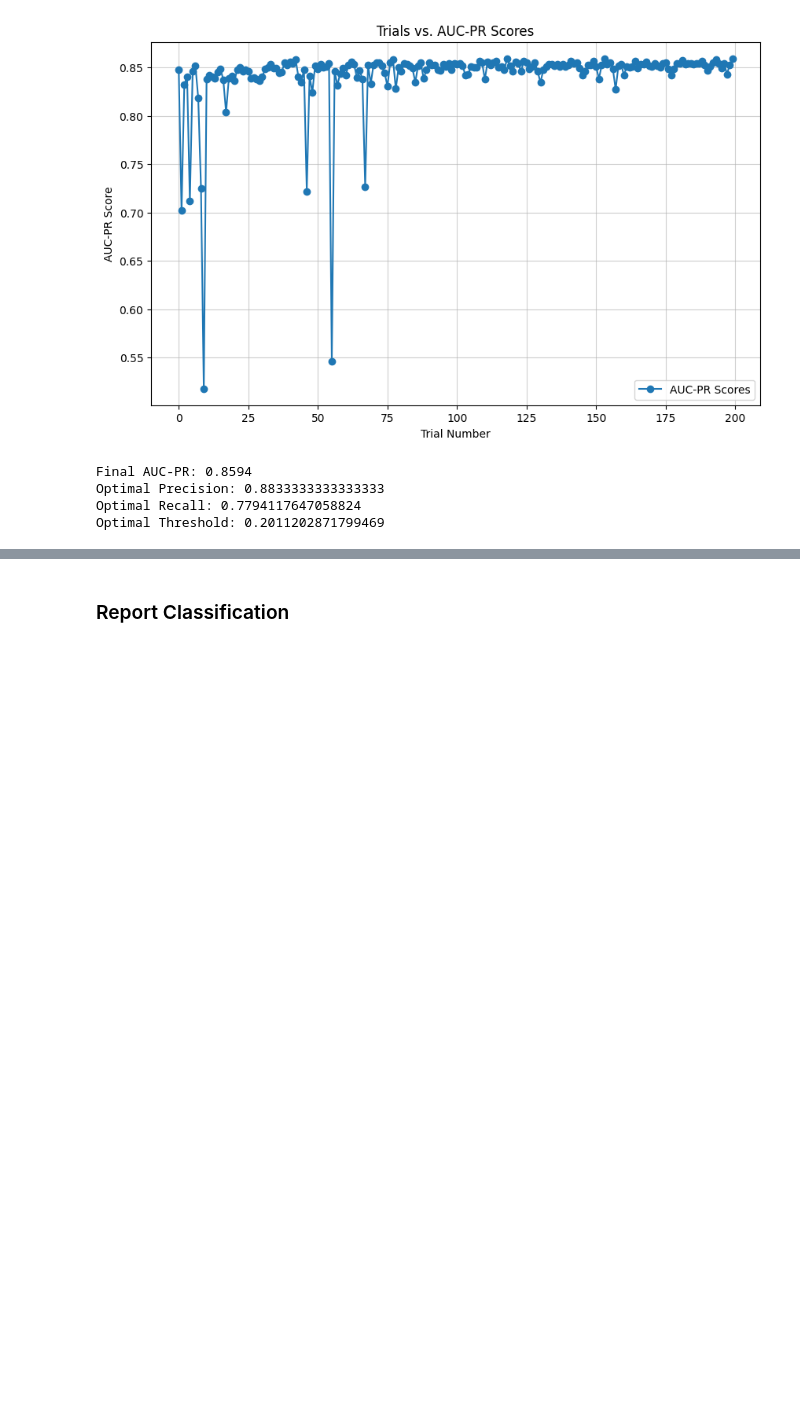
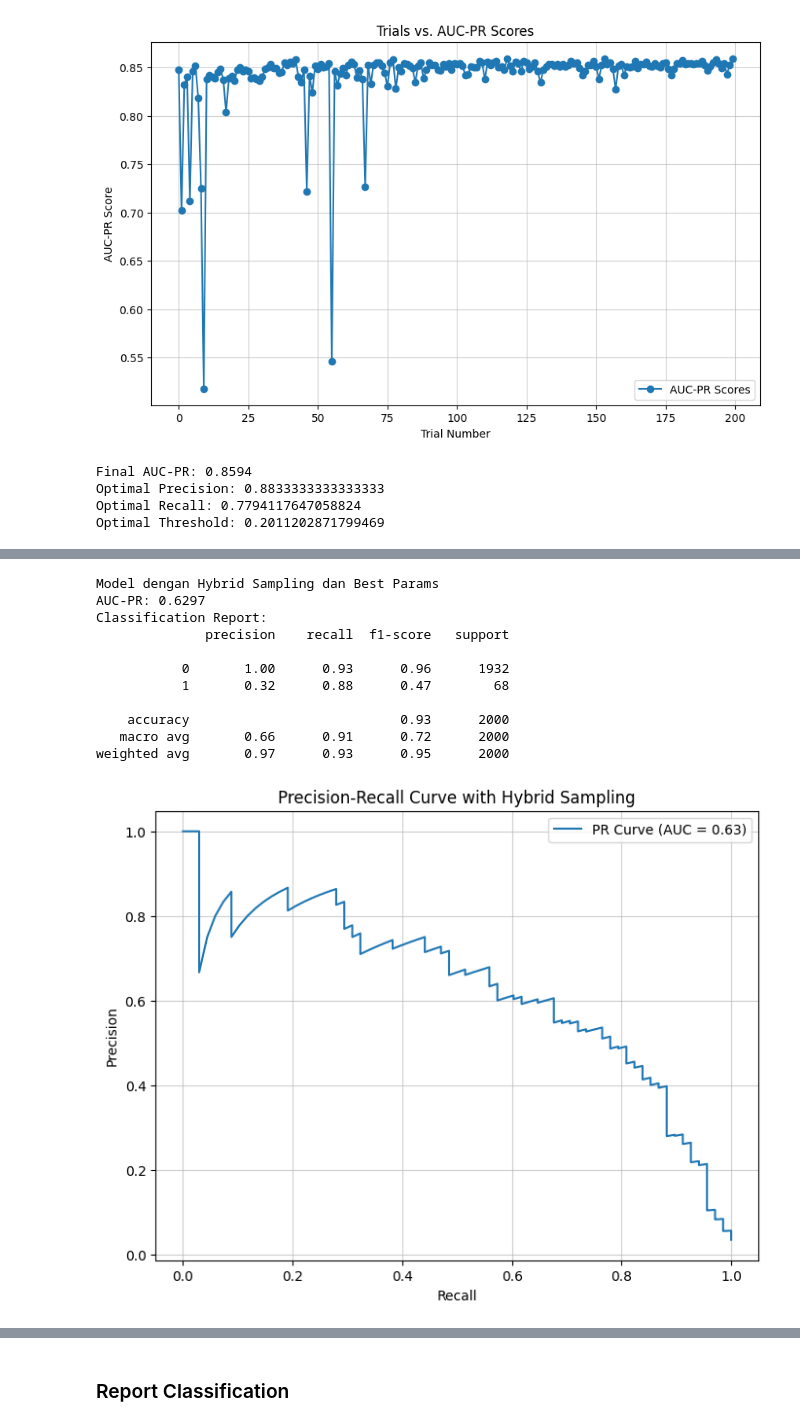
Before and after one commit to MuhammadIqbalBaihaqi/TRILATERAL-FLASH-CYCLE, a Jupyter notebook: coba-coba/darijati.ipynb, the cells around one changed output, grey strips where cells are left out. Saved outputs shown, nothing was run; the diff lists cells and outputs as text; code cells hidden in the pictures; blank space fills up the shorter version.

```diff
--- a/coba-coba/darijati.ipynb
+++ b/coba-coba/darijati.ipynb
@@ -619,3 +797,60 @@ AUC-PR: 0.86
+# %%
+# Menggunakan parameter terbaik dan menambahkan Hybrid Sampling (SMOTE + Undersampling)
+from imblearn.combine import SMOTEENN
+
+
+# Pipeline dengan preprocessing Hybrid Sampling (SMOTE + ENN) dan model XGBoost
+pipeline_with_hybrid = ImbPipeline(steps=[
+    ('hybrid', SMOTEENN(random_state=42)),
+    ('classifier', xgb.XGBClassifier(
+        objective='binary:logistic',
+        scale_pos_weight=best_params_overall['scale_pos_weight'],
+        learning_rate=best_params_overall['learning_rate'],
+        max_depth=best_params_overall['max_depth'],
+        eval_metric='aucpr',
+        random_state=42
+    ))
+])
+
+# Training dan evaluasi model
+pipeline_with_hybrid.fit(X_train, y_train)
+
+# Prediksi probabilitas pada data uji
+y_proba_with_hybrid = pipeline_with_hybrid.predict_proba(X_test)[:, 1]
+
+# Menghitung Precision-Recall Curve
+time_prec, time_rec, time_thresh = precision_recall_curve(y_test, y_proba_with_hybrid)
+auc_pr_with_hybrid = auc(time_rec, time_prec)
+
+# Menampilkan hasil evaluasi
+print("\n\nModel dengan Hybrid Sampling dan Best Params")
+print(f"AUC-PR: {auc_pr_with_hybrid:.4f}")
+print("Classification Report:")
+y_pred_with_hybrid = (y_proba_with_hybrid >= final_results_overall['optimal_threshold']).astype(int)  # Threshold default
+print(classification_report(y_test, y_pred_with_hybrid))
+
+# Plot Precision-Recall Curve
+plt.figure(figsize=(8, 6))
+plt.plot(time_rec, time_prec, label=f'PR Curve (AUC = {auc_pr_with_hybrid:.2f})')
+plt.xlabel('Recall')
+plt.ylabel('Precision')
+plt.title('Precision-Recall Curve with Hybrid Sampling')
+plt.legend()
+plt.grid(alpha=0.6)
+plt.show()
+# %% [output]
+Model dengan Hybrid Sampling dan Best Params
+AUC-PR: 0.6297
+Classification Report:
+              precision    recall  f1-score   support
+
+           0       1.00      0.93      0.96      1932
+           1       0.32      0.88      0.47        68
+
+    accuracy                           0.93      2000
+   macro avg       0.66      0.91      0.72      2000
+weighted avg       0.97      0.93      0.95      2000
+[figure, added]
 # %%
 
 
```
Also changed, not shown: parts of 6 cells of this notebook.
